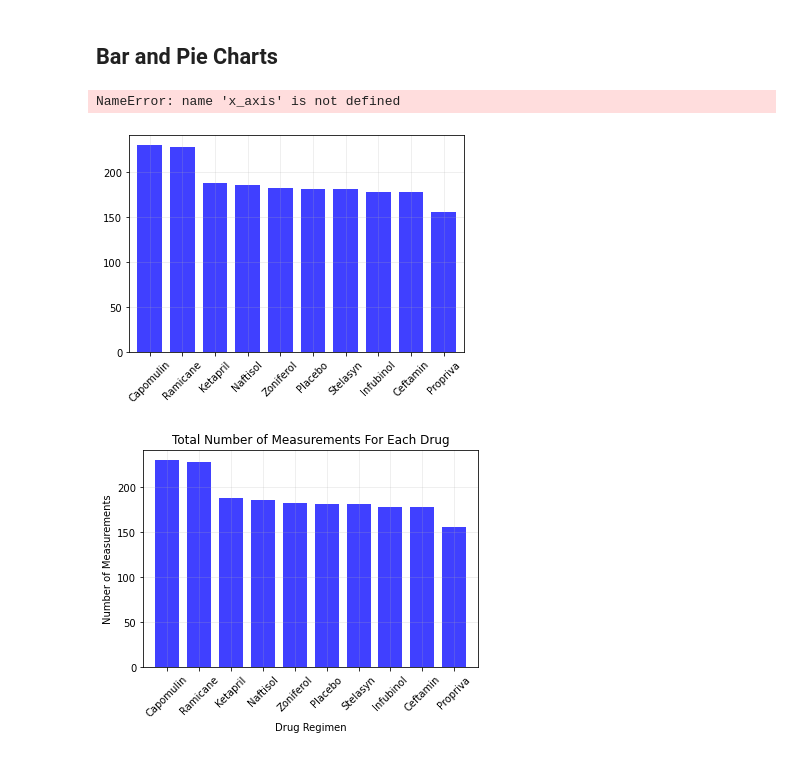
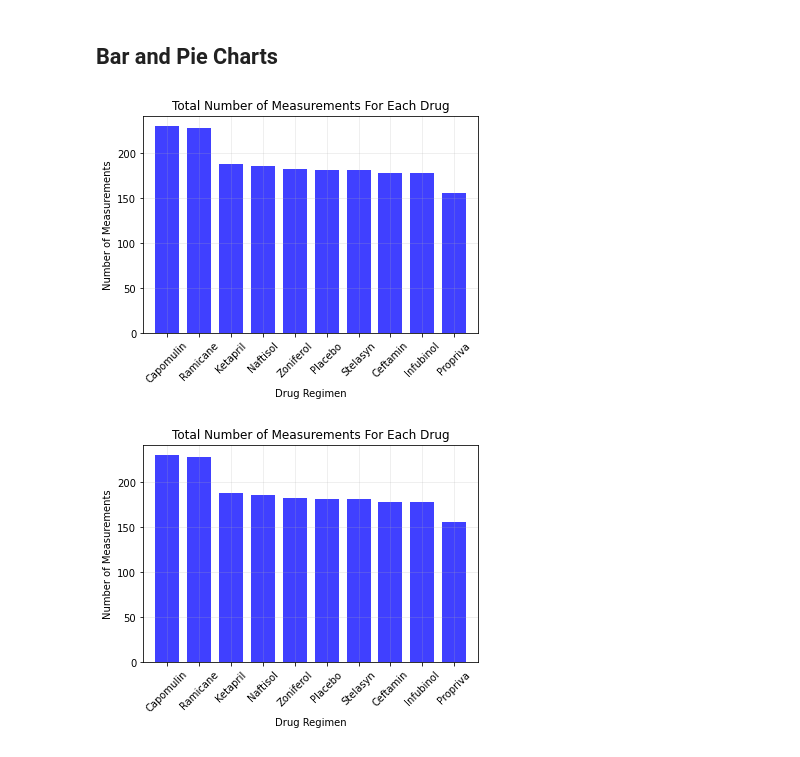
Before and after one commit to shaff183/Matplotlib-challenge, a Jupyter notebook: Pymaceuticals/main.ipynb, the cells around one changed output. Drawn from its saved outputs; the diff is of its cells as text; code cells hidden in the pictures.

```diff
--- a/Pymaceuticals/main.ipynb
+++ b/Pymaceuticals/main.ipynb
@@ -130,16 +145,15 @@ drug_summary_df
 # %%
 # Generate a bar plot showing the total number of measurements taken on each drug regimen using pandas.
 clean_mouse_data['Drug Regimen'].value_counts().plot(kind='bar', color='b', align='center', alpha=.75,
                                                     rot=45, width=.75)
 plt.grid(alpha=.25)
-plt.xlim(-0.75, len(x_axis)-0.25)
+plt.xlim(-0.75, len(clean_mouse_data['Drug Regimen'].value_counts())-0.25)
 plt.title("Total Number of Measurements For Each Drug")
 plt.xlabel("Drug Regimen")
 plt.ylabel("Number of Measurements")
 plt.show()
 # %% [output]
-NameError: name 'x_axis' is not defined
-[figure, old version]
+[figure, new version]
 # %%
 # Generate a bar plot showing the total number of measurements taken on each drug regimen using pyplot.
 total_measurements = clean_mouse_data['Drug Regimen'].value_counts()
```
Also changed, not shown: parts of 5 cells of this notebook.
